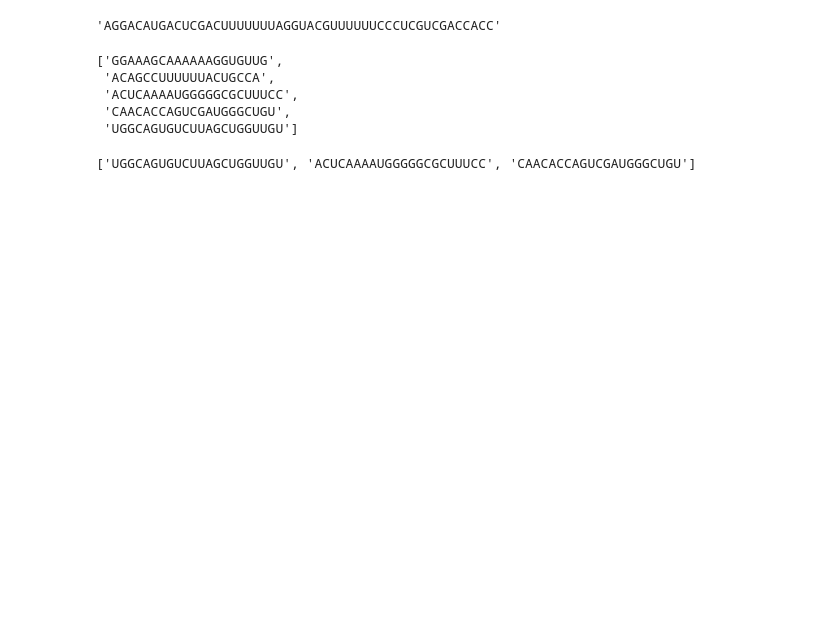
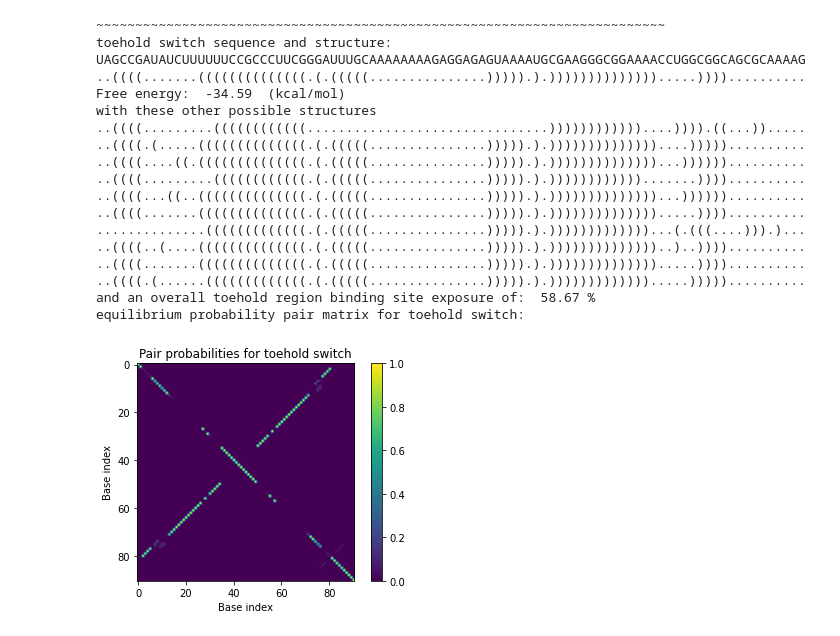
Before and after one commit to genoswitch/software-judging, a Jupyter notebook: thsGen.ipynb, the cells around one changed output. Cells and saved outputs as stored; diff of their text form; code cells hidden in the pictures; blank space fills up the shorter version.

```diff
--- a/thsGen.ipynb
+++ b/thsGen.ipynb
@@ -618,16 +799,21 @@ UUUUUU
-# %%
-compStrand("UCCUGUACUGAGCUGAAAAAAAUCCAUGCAAAAAAGGGAGCAGCUGGUGG")
-# %% [output]
-'AGGACAUGACUCGACUUUUUUUAGGUACGUUUUUUCCCUCGUCGACCACC'
-# %%
-strands
-# %% [output]
-['GGAAAGCAAAAAAGGUGUUG',
- 'ACAGCCUUUUUUACUGCCA',
- 'ACUCAAAAUGGGGGCGCUUUCC',
- 'CAACACCAGUCGAUGGGCUGU',
- 'UGGCAGUGUCUUAGCUGGUUGU']
-# %%
-list(miRNADict.values())
-# %% [output]
-['UGGCAGUGUCUUAGCUGGUUGU', 'ACUCAAAAUGGGGGCGCUUUCC', 'CAACACCAGUCGAUGGGCUGU']
+# %%
+thsDisplay()
+# %% [output]
+~~~~~~~~~~~~~~~~~~~~~~~~~~~~~~~~~~~~~~~~~~~~~~~~~~~~~~~~~~~~~~~~~~~~~~~~~
+toehold switch sequence and structure:
+UAGCCGAUAUCUUUUUUCCGCCCUUCGGGAUUUGCAAAAAAAAGAGGAGAGUAAAAUGCGAAGGGCGGAAAACCUGGCGGCAGCGCAAAAG
+..((((.......((((((((((((((.(.(((((...............))))).).)))))))))))))).....))))..........  Free energy:  -34.59  (kcal/mol)
+with these other possible structures
+..((((.........((((((((((((...............................))))))))))))....)))).((...)).....
+..((((.(.....((((((((((((((.(.(((((...............))))).).))))))))))))))....)))))..........
+..((((....((.((((((((((((((.(.(((((...............))))).).))))))))))))))...))))))..........
+..((((.........((((((((((((.(.(((((...............))))).).)))))))))))).......))))..........
+..((((...((..((((((((((((((.(.(((((...............))))).).))))))))))))))...))))))..........
+..((((.......((((((((((((((.(.(((((...............))))).).)))))))))))))).....))))..........
+..............(((((((((((((.(.(((((...............))))).).)))))))))))))...(.(((....))).)...
+..((((..(....((((((((((((((.(.(((((...............))))).).))))))))))))))..)..))))..........
+..((((.......((((((((((((((.(.(((((...............))))).).)))))))))))))).....))))..........
+..((((.(......(((((((((((((.(.(((((...............))))).).))))))))))))).....)))))..........
+and an overall toehold region binding site exposure of:  58.67 %
+equilibrium probability pair matrix for toehold switch:
+[figure, added]
```
Also changed, not shown: parts of 3 cells of this notebook, 2 other files.
